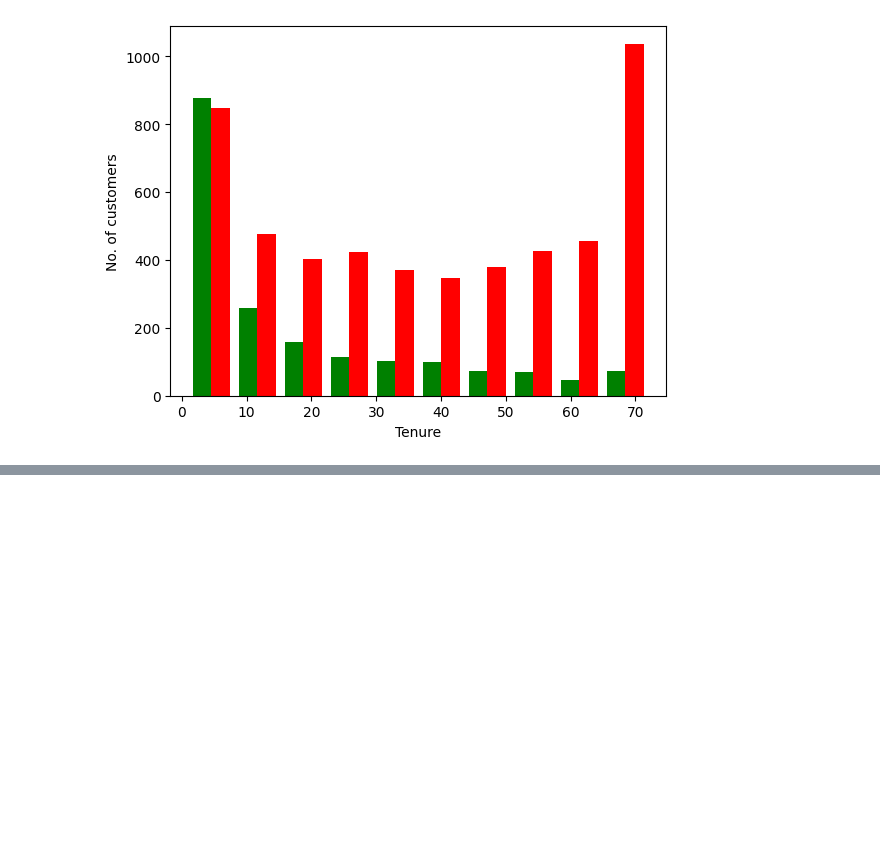
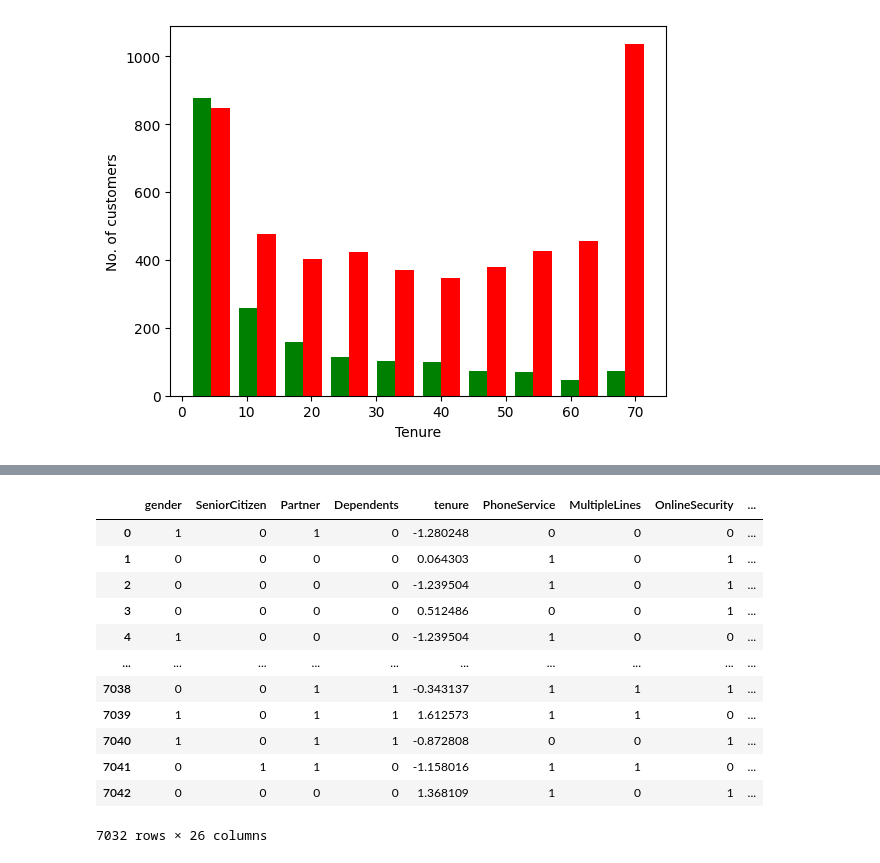
Before and after one commit to Aakanshi-Sharma/customer_churn_prediction, a Jupyter notebook: model.ipynb, the cells around one changed output, grey strips where cells are left out. Saved outputs shown, nothing was run; the diff lists cells and outputs as text; code cells hidden in the pictures; blank space fills up the shorter version.

Commit message:
data preprocessing completed

```diff
--- a/model.ipynb
+++ b/model.ipynb
@@ -209,0 +230,6 @@ Index(['gender', 'SeniorCitizen', 'Partner', 'Dependents', 'tenure',
+# %%
+cols=["TotalCharges", "MonthlyCharges", "tenure"]
+# %%
+from sklearn.preprocessing import StandardScaler
+sc=StandardScaler()
+df2[cols]=sc.fit_transform(df2[cols])
@@ -209,0 +263,18 @@ Index(['gender', 'SeniorCitizen', 'Partner', 'Dependents', 'tenure',
+# %%
+x=df2.drop(columns=["Churn"])
+# %%
+x
+# %% [output]
+|  | gender | SeniorCitizen | Partner | Dependents | tenure | PhoneService | MultipleLines | OnlineSecurity | ... |
+| 0 | 1 | 0 | 1 | 0 | -1.280248 | 0 | 0 | 0 | ... |
+| 1 | 0 | 0 | 0 | 0 | 0.064303 | 1 | 0 | 1 | ... |
+| 2 | 0 | 0 | 0 | 0 | -1.239504 | 1 | 0 | 1 | ... |
+| 3 | 0 | 0 | 0 | 0 | 0.512486 | 0 | 0 | 1 | ... |
+| 4 | 1 | 0 | 0 | 0 | -1.239504 | 1 | 0 | 0 | ... |
+| ... | ... | ... | ... | ... | ... | ... | ... | ... | ... |
+| 7038 | 0 | 0 | 1 | 1 | -0.343137 | 1 | 1 | 1 | ... |
+| 7039 | 1 | 0 | 1 | 1 | 1.612573 | 1 | 1 | 0 | ... |
+| 7040 | 1 | 0 | 1 | 1 | -0.872808 | 0 | 0 | 1 | ... |
+| 7041 | 0 | 1 | 1 | 0 | -1.158016 | 1 | 1 | 0 | ... |
+| 7042 | 0 | 0 | 0 | 0 | 1.368109 | 1 | 0 | 1 | ... |
+7032 rows × 26 columns
```
Also changed, not shown: parts of 27 cells of this notebook.
